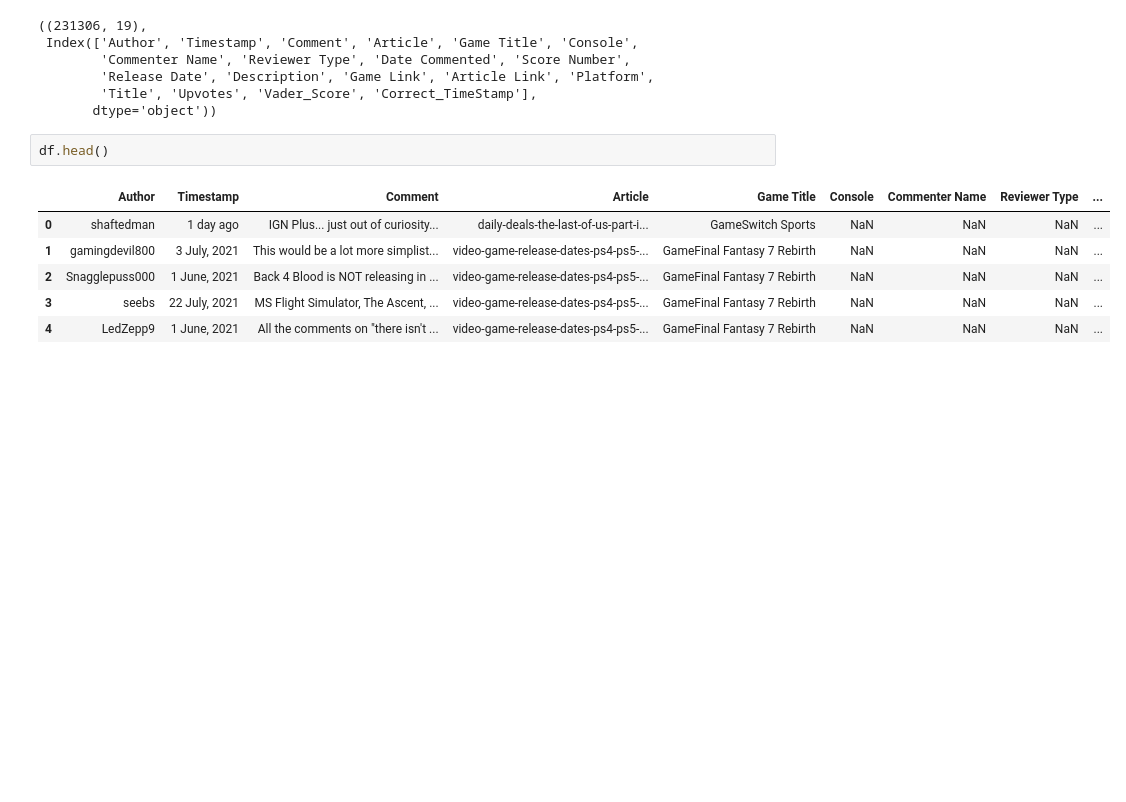
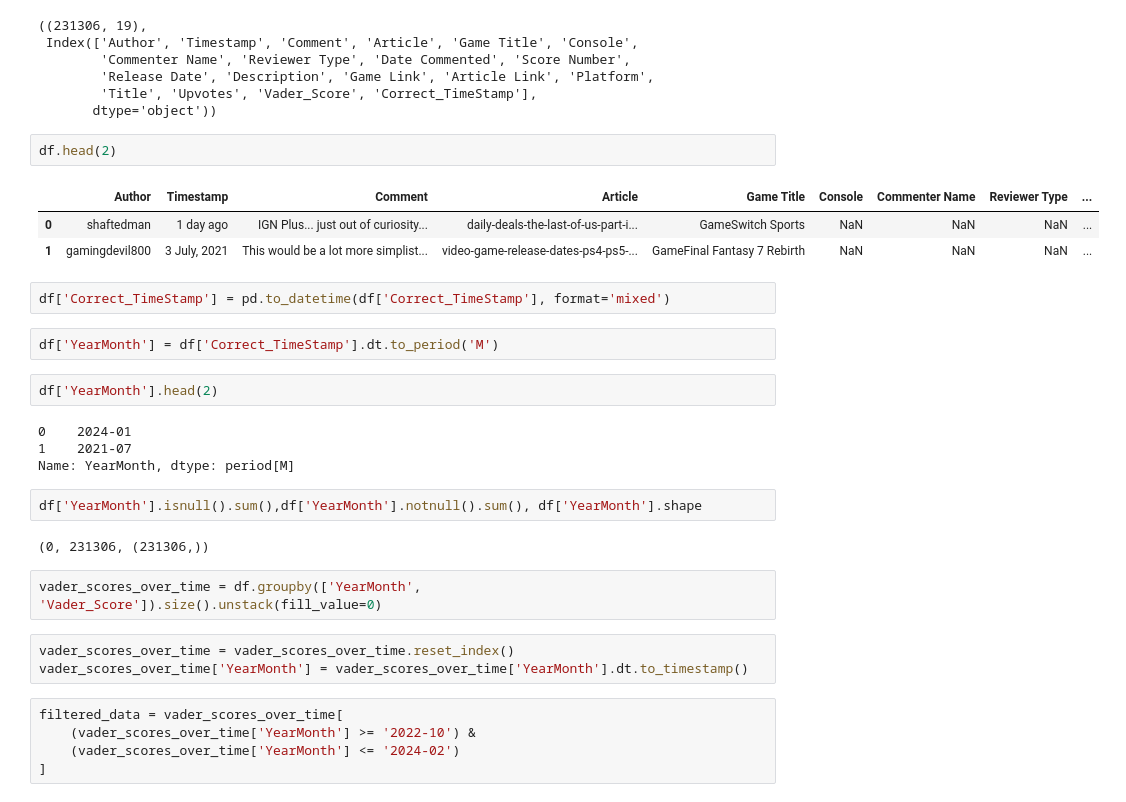
Before and after one commit to rsm-jeg031/Hackathon-2023-Team-3dPy, a Jupyter notebook: Visualizations/Visualizations.ipynb, the cells around one changed output. Saved outputs shown, nothing was run; the diff lists cells and outputs as text; blank space fills up the shorter version.

```diff
--- a/Visualizations/Visualizations.ipynb
+++ b/Visualizations/Visualizations.ipynb
@@ -19,11 +20,32 @@ df.shape, df.columns
         'Title', 'Upvotes', 'Vader_Score', 'Correct_TimeStamp'],
        dtype='object'))
 # %%
-df.head()
+df.head(2)
 # %% [output]
 |  | Author | Timestamp | Comment | Article | Game Title | Console | Commenter Name | Reviewer Type | ... |
 | 0 | shaftedman | 1 day ago | IGN Plus... just out of curiosity... | daily-deals-the-last-of-us-part-i... | GameSwitch Sports | NaN | NaN | NaN | ... |
 | 1 | gamingdevil800 | 3 July, 2021 | This would be a lot more simplist... | video-game-release-dates-ps4-ps5-... | GameFinal Fantasy 7 Rebirth | NaN | NaN | NaN | ... |
-| 2 | Snagglepuss000 | 1 June, 2021 | Back 4 Blood is NOT releasing in ... | video-game-release-dates-ps4-ps5-... | GameFinal Fantasy 7 Rebirth | NaN | NaN | NaN | ... |
-| 3 | seebs | 22 July, 2021 | MS Flight Simulator, The Ascent, ... | video-game-release-dates-ps4-ps5-... | GameFinal Fantasy 7 Rebirth | NaN | NaN | NaN | ... |
-| 4 | LedZepp9 | 1 June, 2021 | All the comments on "there isn't ... | video-game-release-dates-ps4-ps5-... | GameFinal Fantasy 7 Rebirth | NaN | NaN | NaN | ... |
+# %%
+df['Correct_TimeStamp'] = pd.to_datetime(df['Correct_TimeStamp'], format='mixed')
+# %%
+df['YearMonth'] = df['Correct_TimeStamp'].dt.to_period('M')
+# %%
+df['YearMonth'].head(2)
+# %% [output]
+0    2024-01
+1    2021-07
+Name: YearMonth, dtype: period[M]
+# %%
+df['YearMonth'].isnull().sum(),df['YearMonth'].notnull().sum(), df['YearMonth'].shape
+# %% [output]
+(0, 231306, (231306,))
+# %%
+vader_scores_over_time = df.groupby(['YearMonth', 'Vader_Score']).size().unstack(fill_value=0)
+# %%
+vader_scores_over_time = vader_scores_over_time.reset_index()
+vader_scores_over_time['YearMonth'] = vader_scores_over_time['YearMonth'].dt.to_timestamp()
+# %%
+filtered_data = vader_scores_over_time[
+    (vader_scores_over_time['YearMonth'] >= '2022-10') &
+    (vader_scores_over_time['YearMonth'] <= '2024-02')
+]
```
Also changed, not shown: parts of 13 cells of this notebook, 6 other files.
